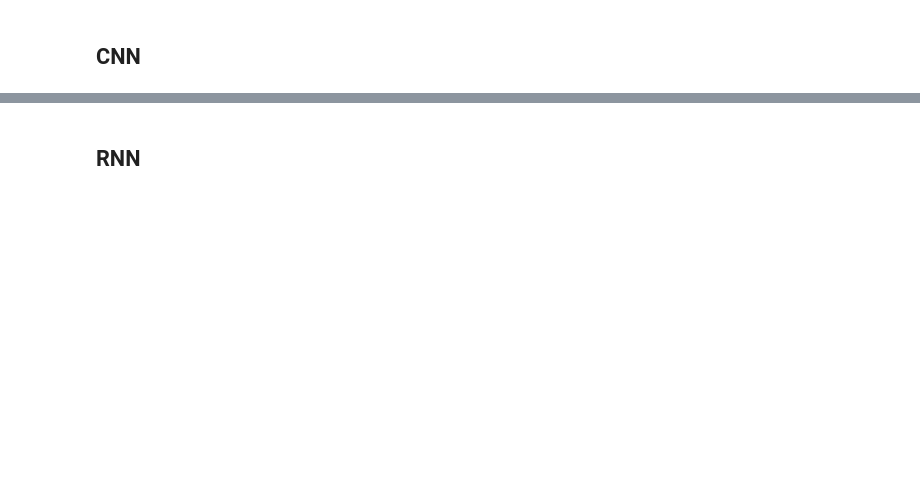
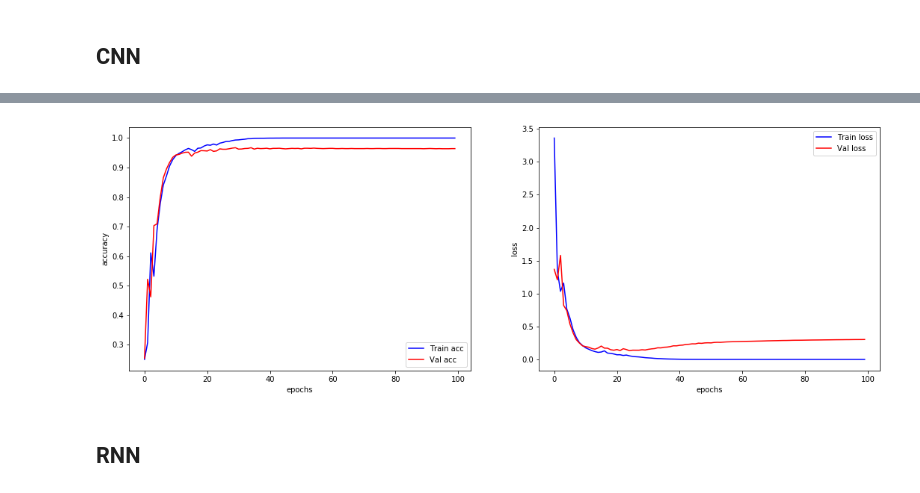
Before and after one commit to karl6885/ML_final_project, a Jupyter notebook: 2015410123_김영규_기말과제.ipynb, the cells around one changed output, grey strips where cells are left out. Drawn from its saved outputs; the diff is of its cells as text; code cells hidden in the pictures; blank space fills up the shorter version.

```diff
--- a/2015410123_김영규_기말과제.ipynb
+++ b/2015410123_김영규_기말과제.ipynb
@@ -234,0 +461,8 @@ Multilayer Perceptron acc: 0.8985445205479452
+# %%
+n_estimator_list = [3,5,8,9,10,20,30,50,100,200,300,400,500,600]
+for n_estimator in n_estimator_list:
+    RF_classifier = RandomForestClassifier()
+    RF_classifier.fit(X_train,y_train)
+    print("===== Number of trees in the forest:",n_estimator,"=====")
+    print("Random Forest train acc:",RF_classifier.score(X_train,y_train))
+    print("Random Forest val acc:",RF_classifier.score(X_val,y_val))
@@ -234,0 +487,8 @@ Multilayer Perceptron acc: 0.8985445205479452
+# %%
+max_depth_list = [10,20,25,30,40,50,70,100]
+for depth in max_depth_list:
+    RF_classifier = RandomForestClassifier(n_estimators=500,max_depth=depth)
+    RF_classifier.fit(X_train,y_train)
+    print("===== Max depth:",depth,"=====")
+    print("Random Forest train acc:",RF_classifier.score(X_train,y_train))
+    print("Random Forest val acc:",RF_classifier.score(X_val,y_val))
@@ -234,0 +513,8 @@ Multilayer Perceptron acc: 0.8985445205479452
+# %%
+max_features_list = ['sqrt','log2',10,20,30,40,50]
+for max_features in max_features_list:
+    RF_classifier = RandomForestClassifier(max_features=max_features,n_estimators=500,max_depth=30)
+    RF_classifier.fit(X_train,y_train)
+    print("===== Max features:",max_features,"=====")
+    print("Random Forest train acc:",RF_classifier.score(X_train,y_train))
+    print("Random Forest val acc:",RF_classifier.score(X_val,y_val))
@@ -287,7 +597,7 @@ X_train_CNN = np.array(X_train).reshape(X_train.shape[0],8,8,1)
 X_val_CNN = np.array(X_val).reshape(X_val.shape[0],8,8,1)
 X_test_CNN = np.array(X_test).reshape(X_test.shape[0],8,8,1)
 # %%
-cnn.fit(X_train_CNN,y_train_DL,epochs=100,batch_size=2048,validation_data=(X_val_CNN,y_val_DL))
+hist = cnn.fit(X_train_CNN,y_train_DL,epochs=100,batch_size=2048,validation_data=(X_val_CNN,y_val_DL))
 # %% [output]
 Train on 7006 samples, validate on 2336 samples
 Epoch 1/100
@@ -310,3 +619,20 @@ Epoch 100/100
+# %%
+plt.figure(figsize=(18,6))
+plt.subplot(121)
+line1, = plt.plot(hist.history['acc'], 'b', label='Train acc')
+line2, = plt.plot(hist.history['val_acc'], 'r', label='Val acc')
+plt.legend()
+plt.ylabel('accuracy')
+plt.xlabel('epochs')
+plt.subplot(122)
+line1, = plt.plot(hist.history['loss'], 'b', label='Train loss')
+line2, = plt.plot(hist.history['val_loss'], 'r', label='Val loss')
+plt.legend()
+plt.ylabel('loss')
+plt.xlabel('epochs')
+plt.show()
+# %% [output]
+[figure, added]
 # %% [markdown]
 ## RNN
 # %%
```
Also changed, not shown: parts of 53 cells of this notebook.
